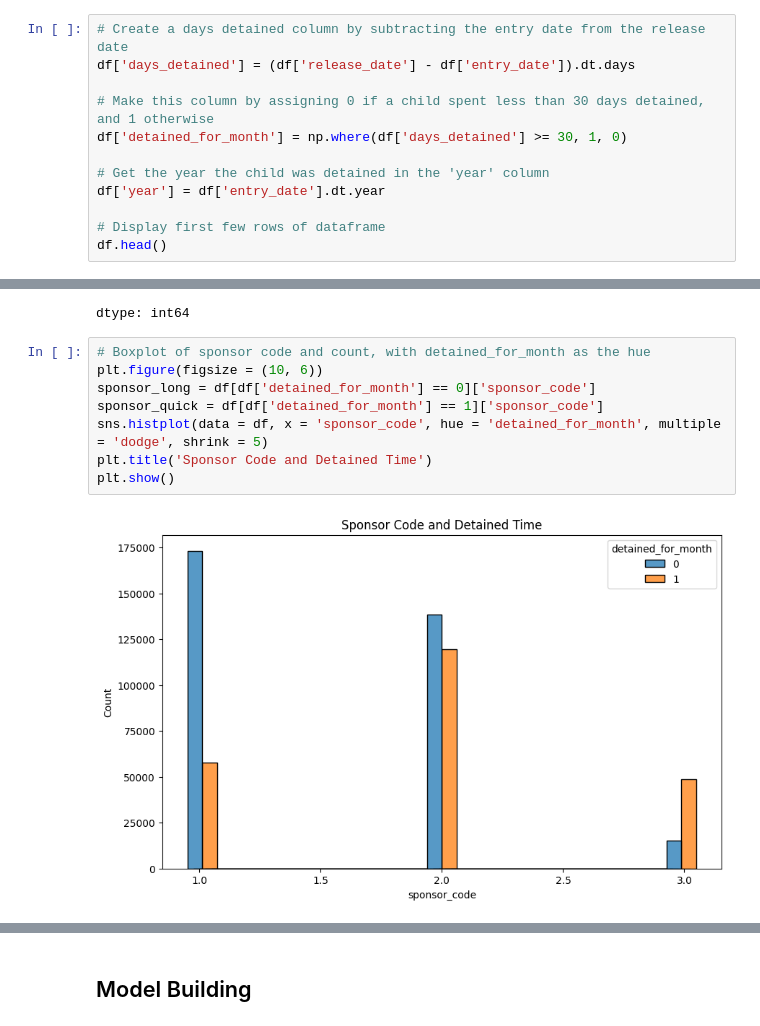
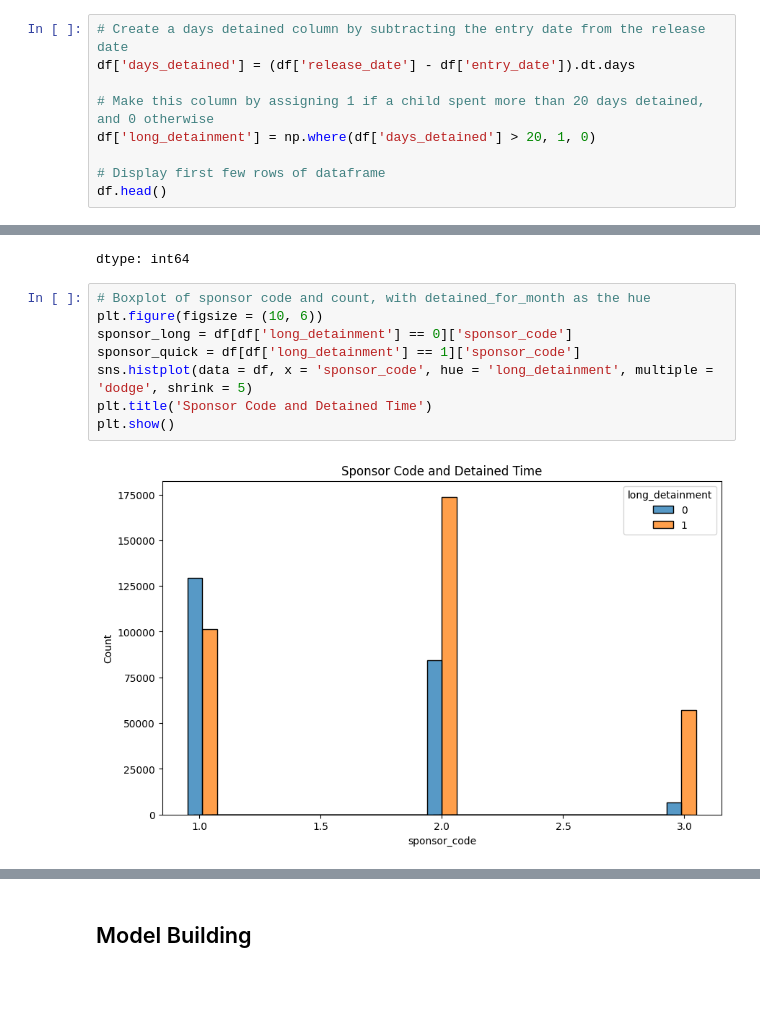
Before and after one commit to alyssarose05/Detained_U.S._Child_Migrants, a Jupyter notebook: V2_Migrant_children.ipynb, the cells around one changed output, grey strips where cells are left out. Cells and saved outputs as stored; diff of their text form; blank space fills up the shorter version.

```diff
--- a/V2_Migrant_children.ipynb
+++ b/V2_Migrant_children.ipynb
@@ -143,11 +144,8 @@ Index(['id', 'country', 'gender', 'entry_date', 'release_date',
 # Create a days detained column by subtracting the entry date from the release date
 df['days_detained'] = (df['release_date'] - df['entry_date']).dt.days
 
-# Make this column by assigning 0 if a child spent less than 30 days detained, and 1 otherwise
-df['detained_for_month'] = np.where(df['days_detained'] >= 30, 1, 0)
-
-# Get the year the child was detained in the 'year' column
-df['year'] = df['entry_date'].dt.year
+# Make this column by assigning 1 if a child spent more than 20 days detained, and 0 otherwise
+df['long_detainment'] = np.where(df['days_detained'] > 20, 1, 0)
 
 # Display first few rows of dataframe
 df.head()
@@ -360,12 +367,12 @@ dtype: int64
 # %%
 # Boxplot of sponsor code and count, with detained_for_month as the hue
 plt.figure(figsize = (10, 6))
-sponsor_long = df[df['detained_for_month'] == 0]['sponsor_code']
-sponsor_quick = df[df['detained_for_month'] == 1]['sponsor_code']
-sns.histplot(data = df, x = 'sponsor_code', hue = 'detained_for_month', multiple = 'dodge', shrink = 5)
+sponsor_long = df[df['long_detainment'] == 0]['sponsor_code']
+sponsor_quick = df[df['long_detainment'] == 1]['sponsor_code']
+sns.histplot(data = df, x = 'sponsor_code', hue = 'long_detainment', multiple = 'dodge', shrink = 5)
 plt.title('Sponsor Code and Detained Time')
 plt.show()
 # %% [output]
-[figure, old version]
+[figure, new version]
 # %%
 # Get percentages of the children count per sponsor code in respect to detained_for_month
```
Also changed, not shown: parts of 39 cells of this notebook, 1 other file.
